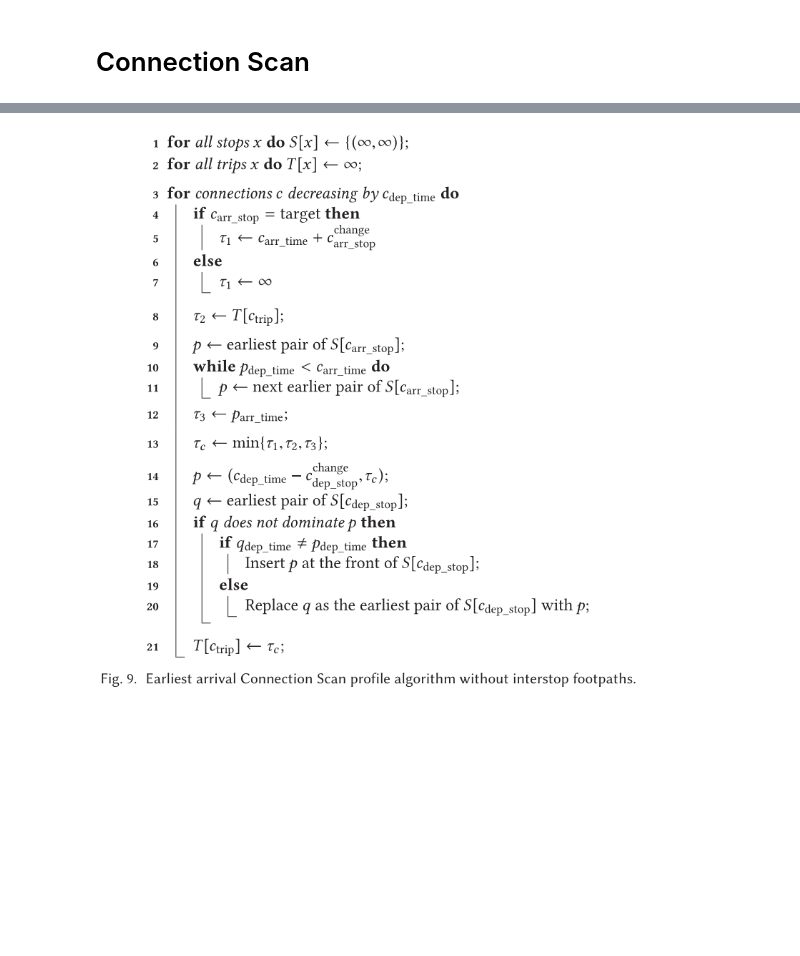
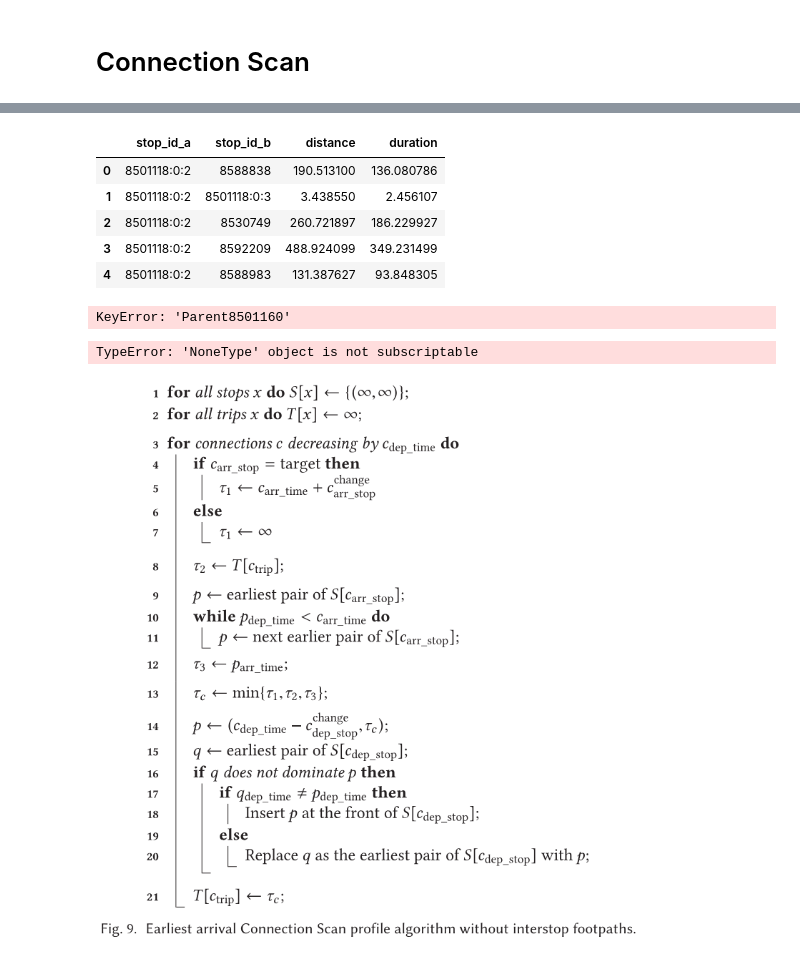
Before and after one commit to kaedejohnson/largescaleds_epfl_com490, a Jupyter notebook: project.ipynb, the cells around one changed output, grey strips where cells are left out. Saved outputs shown, nothing was run; the diff lists cells and outputs as text; code cells hidden in the pictures; blank space fills up the shorter version.

```diff
--- a/project.ipynb
+++ b/project.ipynb
@@ -35,3 +35,7 @@ timetable.head()
 | 4502 | 8504003:0:1 | 8504010:0:2 | 5160.0 | 5280.0 | 21.TA.91-3N-Y-j24-1.139.R | 1_21.TA.91-3N-Y-j24-1.139.R |
 # %% [markdown]
 # Connection Scan
+# %%
+data_path = 'data/'
+footpaths = pd.read_pickle(data_path+"footpaths.pkl")
+footpaths.head()
@@ -37,0 +49,11 @@ timetable.head()
+# %%
+walk_speed = 1.4 # m/s
+footpaths['duration'] = footpaths['distance'] / walk_speed
+footpaths.head()
+# %% [output]
+|  | stop_id_a | stop_id_b | distance | duration |
+| 0 | 8501118:0:2 | 8588838 | 190.513100 | 136.080786 |
+| 1 | 8501118:0:2 | 8501118:0:3 | 3.438550 | 2.456107 |
+| 2 | 8501118:0:2 | 8530749 | 260.721897 | 186.229927 |
+| 3 | 8501118:0:2 | 8592209 | 488.924099 | 349.231499 |
+| 4 | 8501118:0:2 | 8588983 | 131.387627 | 93.848305 |
@@ -37,0 +70,43 @@ timetable.head()
+# %%
+source_stop_id = '8592060'
+destination_stop_id = '8591984'
+
+date_init = pd.to_datetime('00:00:00')
+arrival_time = pd.to_datetime('08:00:00')
+time_arrival = arrival_time.time()
+total_seconds_arrival = time_arrival.hour*3600 + time_arrival.minute*60 + time_arrival.second
+time_init = date_init.time()
+total_seconds_init = time_init.hour*3600 + time_init.minute*60 + time_init.second
+walk_speed = 1.4 # m/s
+
+timetable_sorted = timetable.sort_values(by='arr_time')
+timetable_sorted.head()
+arr_times = timetable_sorted['arr_time'].values
+stops_id = set(list(timetable['dep_stop']) + list(timetable['arr_stop']))
+# S = {stop_id: [
+    # means of transport (trip ID or 'walking'),
+    # starting time (datetime),
+    # starting_stop (name),
+    # arriving_time (datetime),
+    # arriving stop (name)],
+# ...}
+S = dict.fromkeys(stops_id, [None, total_seconds_init, None, None, None])
+S[destination_stop_id] = [None, total_seconds_arrival, destination_stop_id, None, None]
+
+trips_id = set(timetable['trip_id'])
+T = dict.fromkeys(trips_id, False)
+
+c_0 = binary_search(arr_times, total_seconds_arrival)
+
+for idx, row in timetable_sorted[c_0::-1].iterrows():
+    if S[source_stop_id][1] >= row['arr_time']: # if the arrival time is lower than the tentative startin time then we can break
+        break
+    if T[row['trip_id']] or S[row['arr_stop']][1] >= row['arr_time']:
+        if S[row['dep_stop']][1] < row['dep_time']:
+            T[row['trip_id']] = True
+            S[row['dep_stop']] = [row['trip_id'], row['dep_time'], row['dep_stop'], row['arr_time'], row['arr_stop']]
+            for idx, fp in footpaths[footpaths['stop_id_a'] == row['dep_stop']].iterrows():
+                if S[fp['stop_id_b']][1] < ( row['dep_time'] - fp['duration']):
+                    S[fp['stop_id_b']] = ['walking', row['dep_time'] - fp['duration'], row['dep_stop'], row['arr_time'], row['arr_stop']]
+# %% [output]
+KeyError: 'Parent8501160'
@@ -38,6 +137,9 @@ timetable.head()
 # %%
 source_stop_id = '8592060'
 destination_stop_id = '8591984'
+
+date_init = pd.to_datetime('00:00:00')
+arrival_time = pd.to_datetime('08:00:00')
 
 # A tuple x dominates a tuple y if
 #       there is no component in which y is strictly smaller than x
@@ -59,8 +161,20 @@ def x_dominates_y(x, y):
 # S: arrays of (dep_time, arr_time) tuples. S[x] contains xt-profile
 # T: array of ints. int = earliest arrival time for partial journey departing in earliest scanned connection of trip
 timetable_decreasing = timetable.sort_values(by='dep_time', ascending=False)
-S = {key: [(float('inf'), float('inf'))] for key in set(list(timetable['dep_stop']) + list(timetable['arr_stop']))}
+# S = {key: [(float('inf'), float('inf'))] for key in set(list(timetable['dep_stop']) + list(timetable['arr_stop']))}
+
+# S = {stop_id: [
+    # means of transport (trip ID or 'walking'),
+    # starting time (datetime),
+    # starting_stop (name),
+    # arriving_time (datetime),
+    # arriving stop (name)],
+# ...}
+stops_id = set(list(timetable['dep_stop']) + list(timetable['arr_stop']))
+S = dict.fromkeys(stops_id, [None, date_init, None, None, None])
 T = {key: float('inf') for key in set(timetable['trip_id'])}
+
+S[destination_stop_id] = [None, arrival_time, destination_stop_id, None, None]
 
 # for each connection (in decreasing time of arrival order)
 for index, row in timetable_decreasing.iterrows():
@@ -79,6 +193,8 @@ for index, row in timetable_decreasing.iterrows():
     ## for this part, S must be sorted by earliest departure time;
     ## it may be the case that this naturally occurs due to how S is populated, in which case this sort is an unnecessary time suck...
     S[row['arr_stop']] = sorted(S[row['arr_stop']], key=lambda x: x[0])
+
+    S[row['arr_stop']] = [row['trip_id'], row['dep_time'], row['dep_stop'], row['arr_time'], row['arr_stop']]
 
     i = 0 # earlier time = earlier index in this array
     p = S[row['arr_stop']][i]
@@ -101,6 +217,8 @@ for index, row in timetable_decreasing.iterrows():
 
     # new earliest arrival for partial journey departing from this trip's earliest scanned connection
     T[row['trip_id']] = t_c
+# %% [output]
+TypeError: 'NoneType' object is not subscriptable
 # %%
 from IPython.display import display, Image
 display(Image(filename='profile_connection_scan_algo.png'))
```
Also changed, not shown: parts of 6 cells of this notebook.
